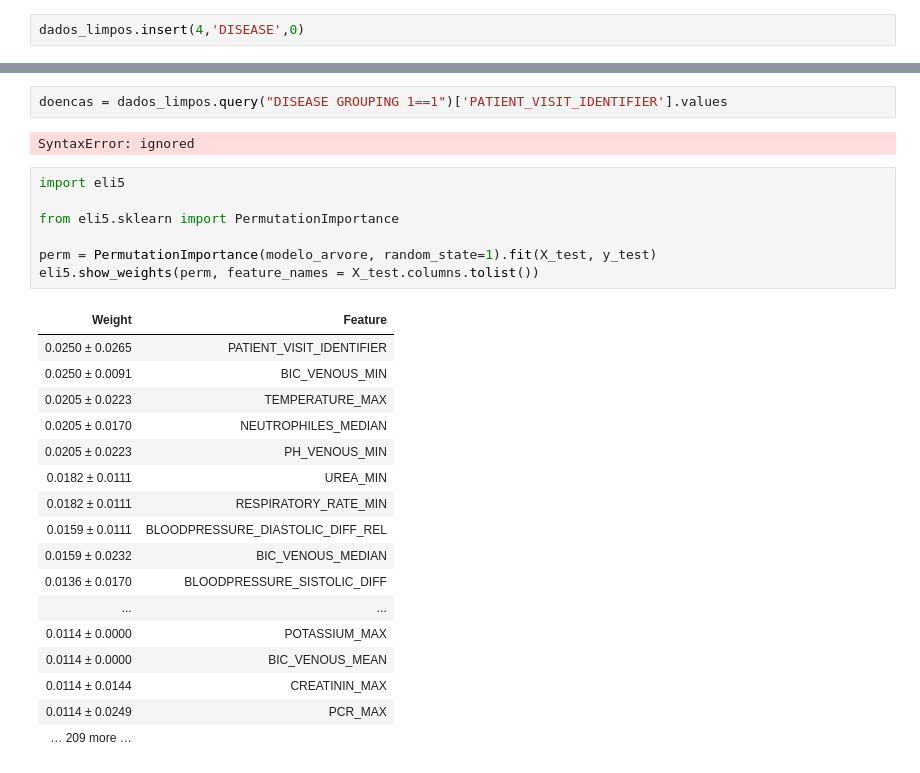
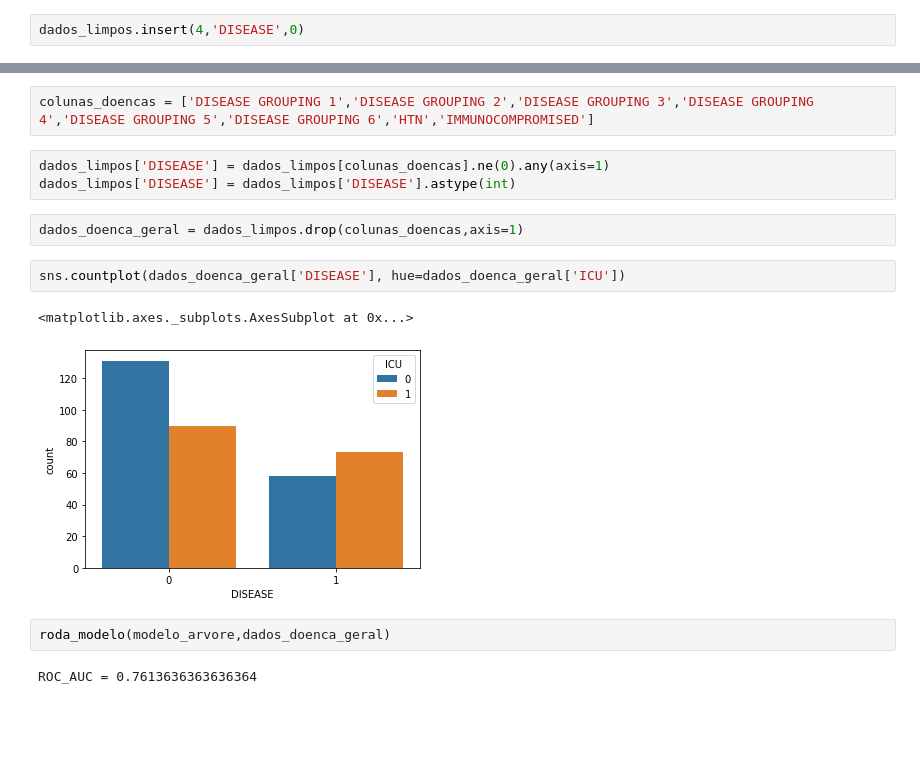
Before and after one commit to xandeea/BootCamp-Dados-Alura, a Jupyter notebook: COVID_19.ipynb, the cells around one changed output, grey strips where cells are left out. Drawn from its saved outputs; the diff is of its cells as text; blank space fills up the shorter version.

```diff
--- a/COVID_19.ipynb
+++ b/COVID_19.ipynb
@@ -433,29 +272,16 @@ def junta_doencas(rows):
-# %%
-doencas = dados_limpos.query("DISEASE GROUPING 1==1")['PATIENT_VISIT_IDENTIFIER'].values
-# %% [output]
-SyntaxError: ignored
-# %%
-import eli5
-
-from eli5.sklearn import PermutationImportance
-
-perm = PermutationImportance(modelo_arvore, random_state=1).fit(X_test, y_test)
-eli5.show_weights(perm, feature_names = X_test.columns.tolist())
-# %% [output]
-| Weight | Feature |
-| 0.0250 ± 0.0265 | PATIENT_VISIT_IDENTIFIER |
-| 0.0250 ± 0.0091 | BIC_VENOUS_MIN |
-| 0.0205 ± 0.0223 | TEMPERATURE_MAX |
-| 0.0205 ± 0.0170 | NEUTROPHILES_MEDIAN |
-| 0.0205 ± 0.0223 | PH_VENOUS_MIN |
-| 0.0182 ± 0.0111 | UREA_MIN |
-| 0.0182 ± 0.0111 | RESPIRATORY_RATE_MIN |
-| 0.0159 ± 0.0111 | BLOODPRESSURE_DIASTOLIC_DIFF_REL |
-| 0.0159 ± 0.0232 | BIC_VENOUS_MEDIAN |
-| 0.0136 ± 0.0170 | BLOODPRESSURE_SISTOLIC_DIFF |
-| ... | ... |
-| 0.0114 ± 0.0000 | POTASSIUM_MAX |
-| 0.0114 ± 0.0000 | BIC_VENOUS_MEAN |
-| 0.0114 ± 0.0144 | CREATININ_MAX |
-| 0.0114 ± 0.0249 | PCR_MAX |
-| … 209 more … |  |
+# %%
+colunas_doencas = ['DISEASE GROUPING 1','DISEASE GROUPING 2','DISEASE GROUPING 3','DISEASE GROUPING 4','DISEASE GROUPING 5','DISEASE GROUPING 6','HTN','IMMUNOCOMPROMISED']
+# %%
+dados_limpos['DISEASE'] = dados_limpos[colunas_doencas].ne(0).any(axis=1)
+dados_limpos['DISEASE'] = dados_limpos['DISEASE'].astype(int)
+# %%
+dados_doenca_geral = dados_limpos.drop(colunas_doencas,axis=1)
+# %%
+sns.countplot(dados_doenca_geral['DISEASE'], hue=dados_doenca_geral['ICU'])
+# %% [output]
+<matplotlib.axes._subplots.AxesSubplot at 0x...>
+[figure, added]
+# %%
+roda_modelo(modelo_arvore,dados_doenca_geral)
+# %% [output]
+ROC_AUC = 0.7613636363636364
```
Also changed, not shown: parts of 21 cells of this notebook.
